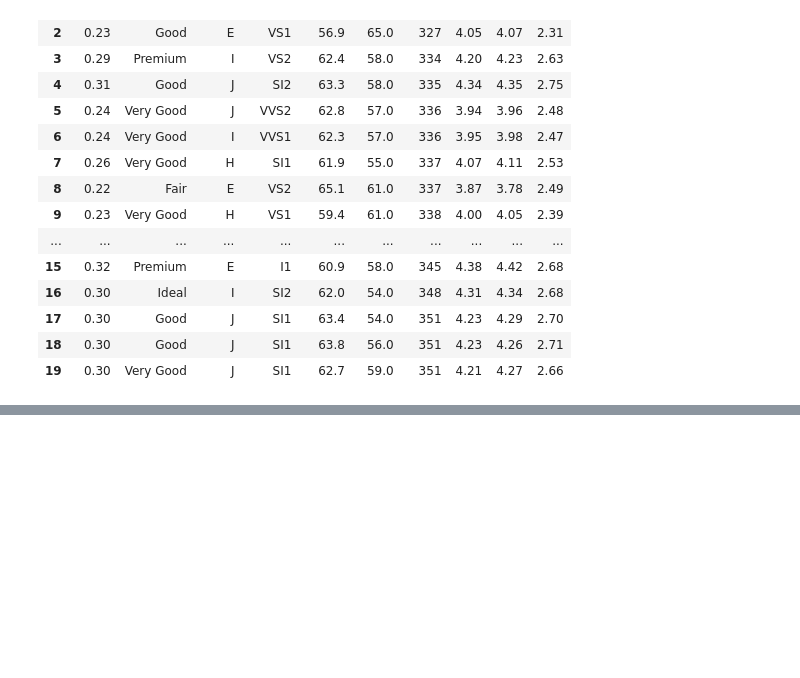
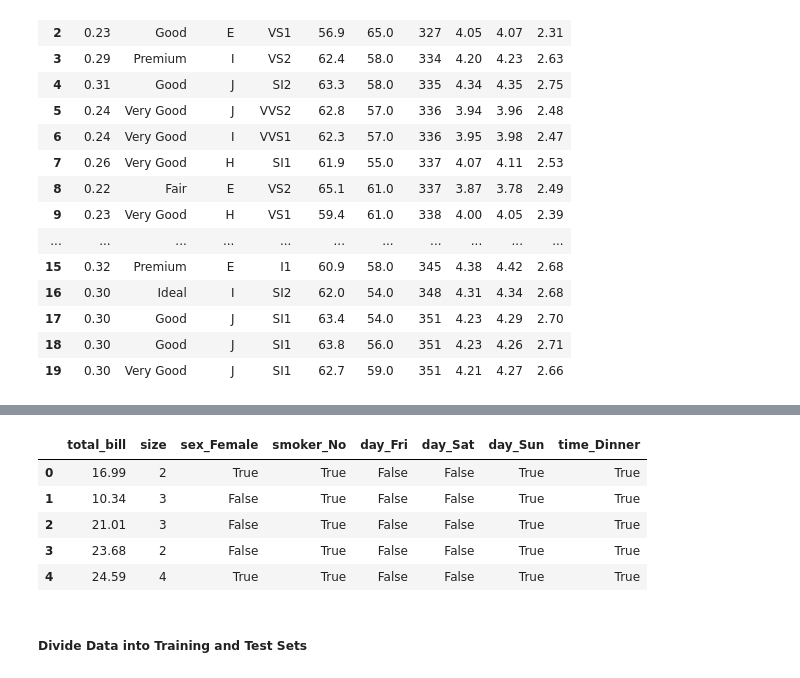
Before and after one commit to KennedyMungai/scikit-learn-intro, a Jupyter notebook: scikit_learn_intro.ipynb, the cells around one changed output, grey strips where cells are left out. Drawn from its saved outputs; the diff is of its cells as text; code cells hidden in the pictures; blank space fills up the shorter version.

Commit message:
Some data shenanigans

```diff
--- a/scikit_learn_intro.ipynb
+++ b/scikit_learn_intro.ipynb
@@ -1003,0 +1006,8 @@ diamond_df.head(20)
+# %%
+# Extracting Features
+x = tips_df.drop(['tip'], axis=1)
+
+# Extracting Labels
+y = tips_df['tip']
+
+x.head()
@@ -1003,0 +1032,3 @@ diamond_df.head(20)
+# %%
+# Removing categorical features
+numerical = x.drop(['sex', 'smoker', 'day', 'time'], axis=1)
@@ -1003,0 +1044,6 @@ diamond_df.head(20)
+# %%
+# Filtering categorical features
+categorical = x.filter(['sex', 'smoker', 'day', 'time'])
+
+# Printing Categorical features header
+categorical.head()
@@ -1003,0 +1057,5 @@ diamond_df.head(20)
+# %%
+import pandas as pd
+
+cat_numerical = pd.get_dummies(categorical, drop_first=True)
+cat_numerical.head()
@@ -1003,0 +1069,13 @@ diamond_df.head(20)
+# %%
+# Concatenating numerical and one hot encoded features
+x = pd.concat([numerical, cat_numerical], axis=1)
+x.head()
+# %% [output]
+|  | total_bill | size | sex_Female | smoker_No | day_Fri | day_Sat | day_Sun | time_Dinner |
+| 0 | 16.99 | 2 | True | True | False | False | True | True |
+| 1 | 10.34 | 3 | False | True | False | False | True | True |
+| 2 | 21.01 | 3 | False | True | False | False | True | True |
+| 3 | 23.68 | 2 | False | True | False | False | True | True |
+| 4 | 24.59 | 4 | True | True | False | False | True | True |
+# %% [markdown]
+<h5>Divide Data into Training and Test Sets</h5>
```
Also changed, not shown: parts of 10 cells of this notebook.
